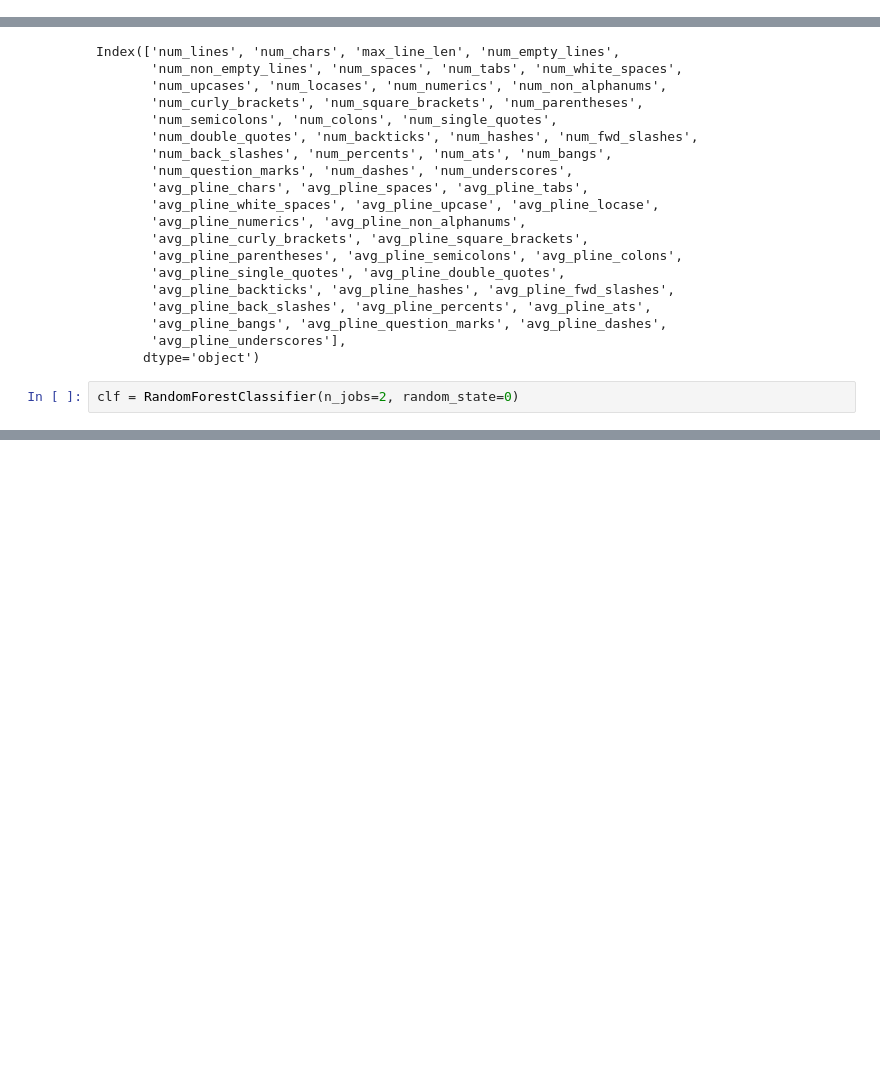
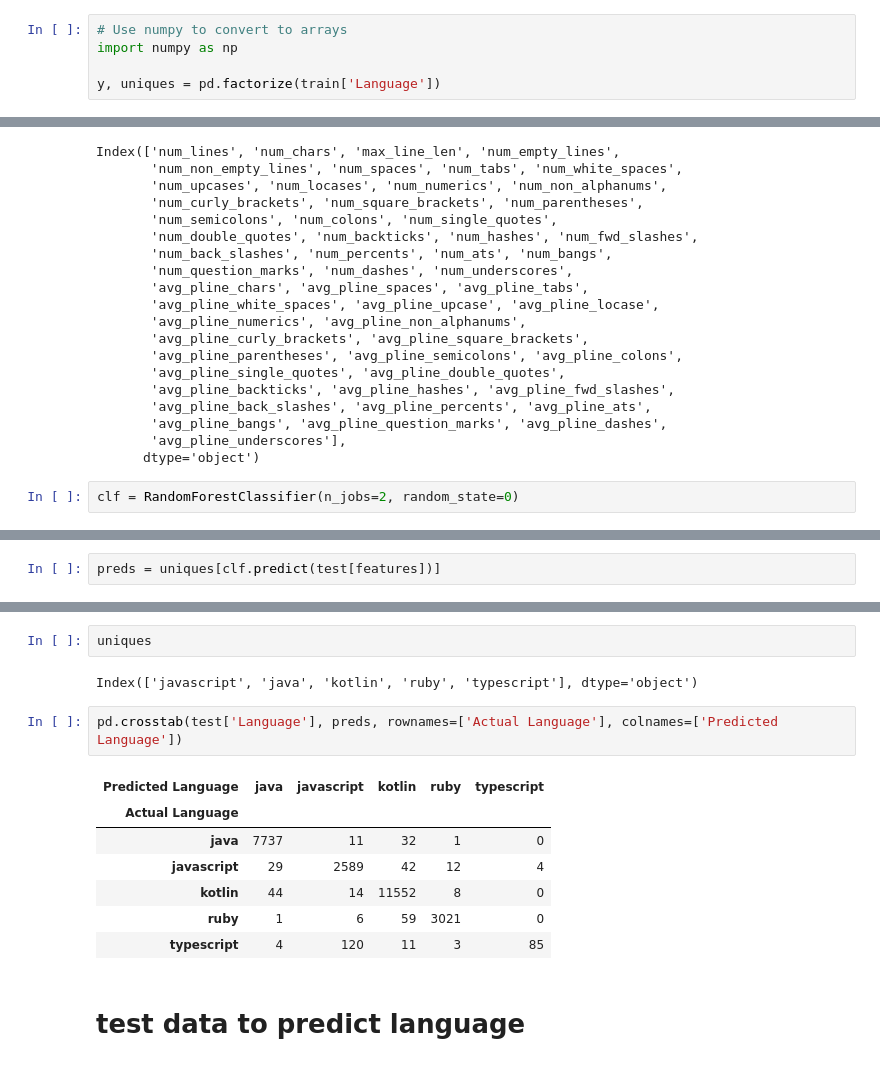
Before and after one commit to lfendy/goodcodebadcode, a Jupyter notebook: goodcodebadcode.ipynb, the cells around one changed output, grey strips where cells are left out. Saved outputs shown, nothing was run; the diff lists cells and outputs as text; blank space fills up the shorter version.

```diff
--- a/goodcodebadcode.ipynb
+++ b/goodcodebadcode.ipynb
@@ -851,3 +834,8 @@ y = pd.factorize(train['Language'])[0]
+# %%
+# Use numpy to convert to arrays
+import numpy as np
+
+y, uniques = pd.factorize(train['Language'])
 # %%
 y
 # %% [output]
@@ -908,0 +897,2 @@ train[features]
+# %%
+preds = uniques[clf.predict(test[features])]
@@ -908,0 +923,16 @@ train[features]
+# %%
+uniques
+# %% [output]
+Index(['javascript', 'java', 'kotlin', 'ruby', 'typescript'], dtype='object')
+# %%
+pd.crosstab(test['Language'], preds, rownames=['Actual Language'], colnames=['Predicted Language'])
+# %% [output]
+| Predicted Language | java | javascript | kotlin | ruby | typescript |
+| Actual Language |  |  |  |  |  |
+| java | 7737 | 11 | 32 | 1 | 0 |
+| javascript | 29 | 2589 | 42 | 12 | 4 |
+| kotlin | 44 | 14 | 11552 | 8 | 0 |
+| ruby | 1 | 6 | 59 | 3021 | 0 |
+| typescript | 4 | 120 | 11 | 3 | 85 |
+# %% [markdown]
+# test data to predict language
```
Also changed, not shown: parts of 22 cells of this notebook.
